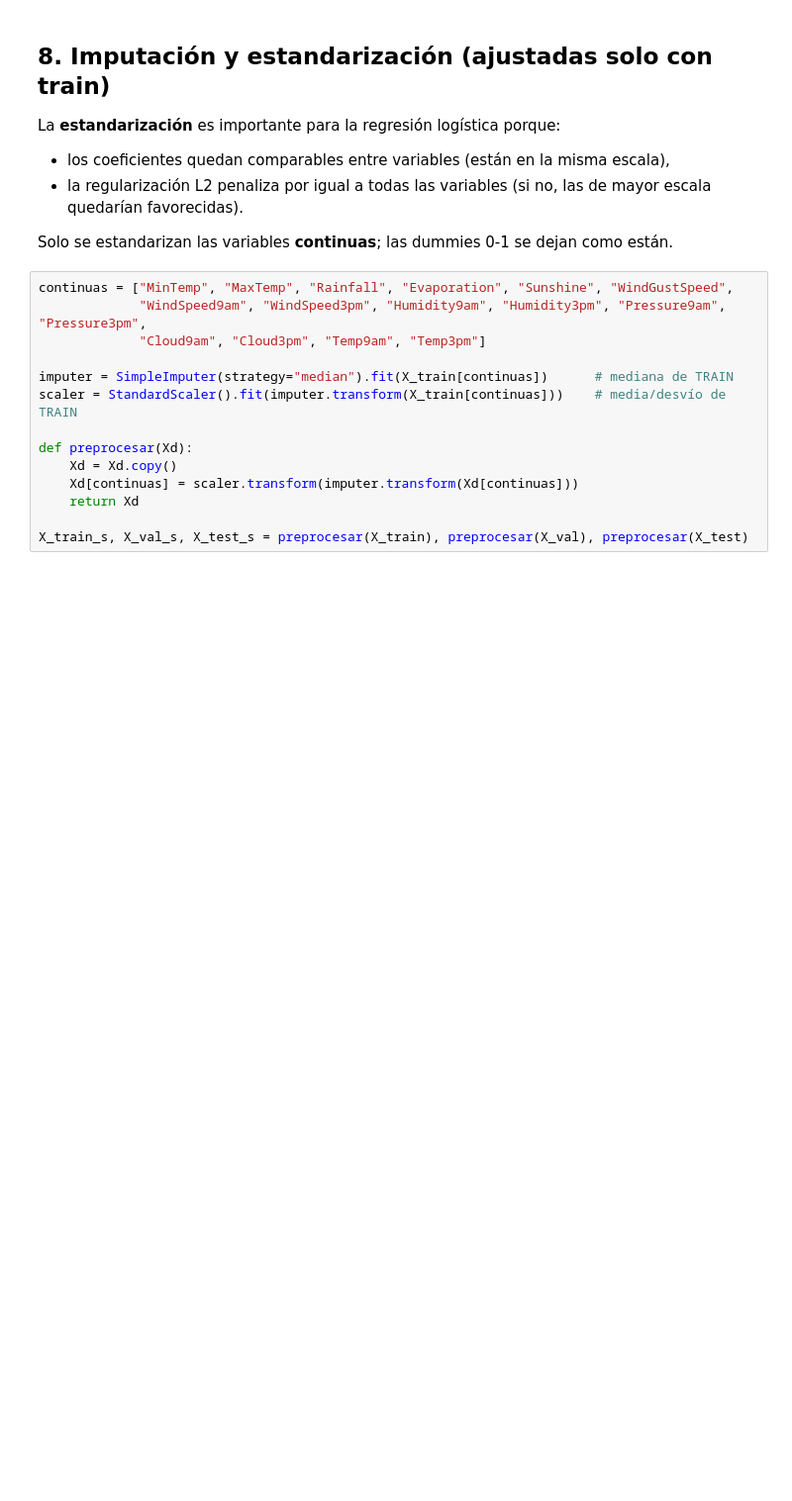
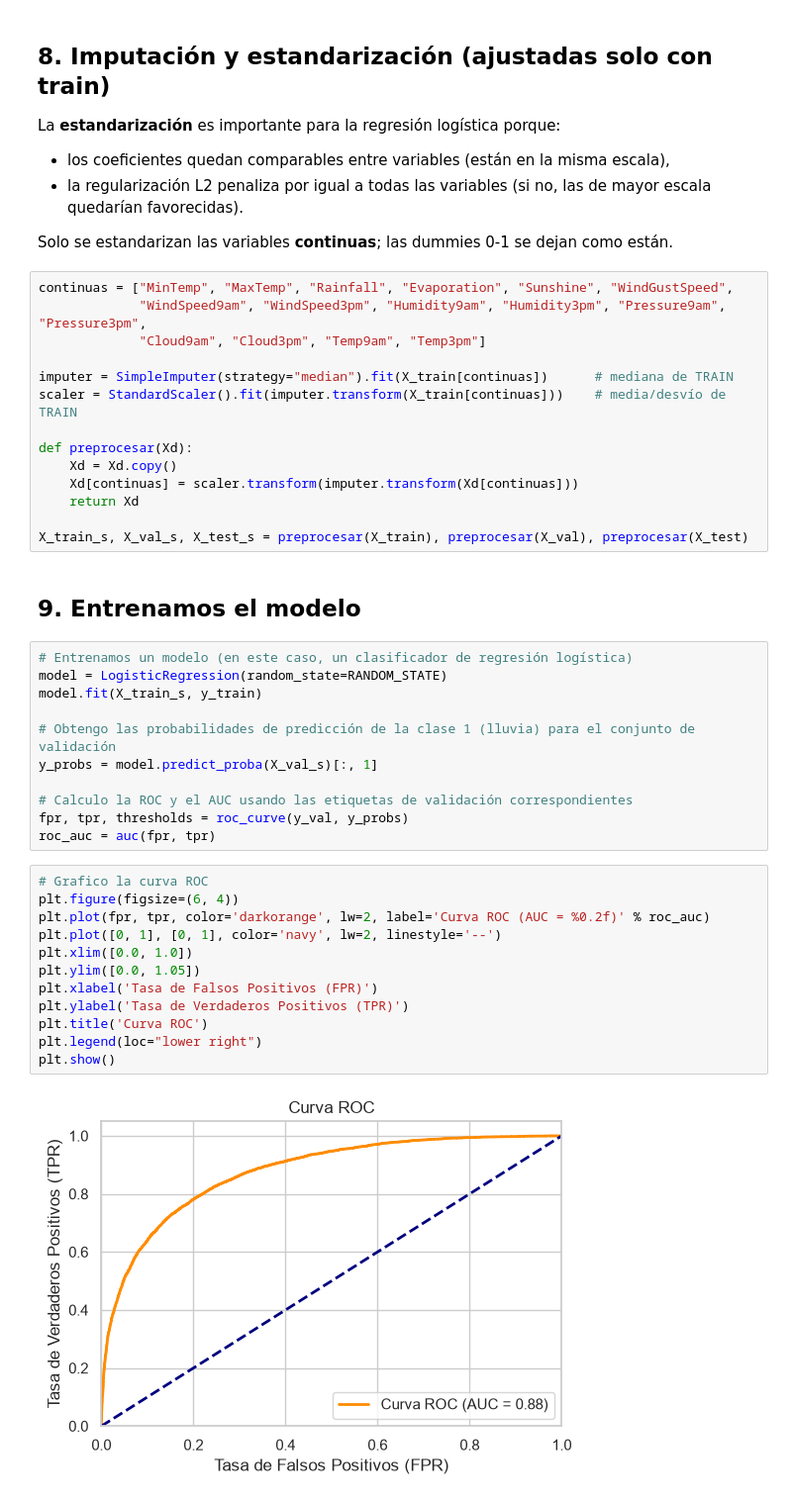
Before and after one commit to alejacos/TP_AA1_Acosta_Hauret_Rinaldi_Torres, a Jupyter notebook: TP_2/TP-clasificacion-AA1.ipynb, the cells around one changed output. Shown at 99% size. Cells and saved outputs as stored; diff of their text form; blank space fills up the shorter version.

Commit message:
Crgamos un primer modelo para ir avanzando.

```diff
--- a/TP_2/TP-clasificacion-AA1.ipynb
+++ b/TP_2/TP-clasificacion-AA1.ipynb
@@ -510,3 +508,30 @@ def preprocesar(Xd):
     return Xd
 
 X_train_s, X_val_s, X_test_s = preprocesar(X_train), preprocesar(X_val), preprocesar(X_test)
+# %% [markdown]
+## 9. Entrenamos el modelo
+# %%
+# Entrenamos un modelo (en este caso, un clasificador de regresión logística)
+model = LogisticRegression(random_state=RANDOM_STATE)
+model.fit(X_train_s, y_train)
+
+# Obtengo las probabilidades de predicción de la clase 1 (lluvia) para el conjunto de validación
+y_probs = model.predict_proba(X_val_s)[:, 1]
+
+# Calculo la ROC y el AUC usando las etiquetas de validación correspondientes
+fpr, tpr, thresholds = roc_curve(y_val, y_probs)
+roc_auc = auc(fpr, tpr)
+# %%
+# Grafico la curva ROC
+plt.figure(figsize=(6, 4))
+plt.plot(fpr, tpr, color='darkorange', lw=2, label='Curva ROC (AUC = %0.2f)' % roc_auc)
+plt.plot([0, 1], [0, 1], color='navy', lw=2, linestyle='--')
+plt.xlim([0.0, 1.0])
+plt.ylim([0.0, 1.05])
+plt.xlabel('Tasa de Falsos Positivos (FPR)')
+plt.ylabel('Tasa de Verdaderos Positivos (TPR)')
+plt.title('Curva ROC')
+plt.legend(loc="lower right")
+plt.show()
+# %% [output]
+[figure, added]
```
Also changed, not shown: parts of 2 cells of this notebook.
